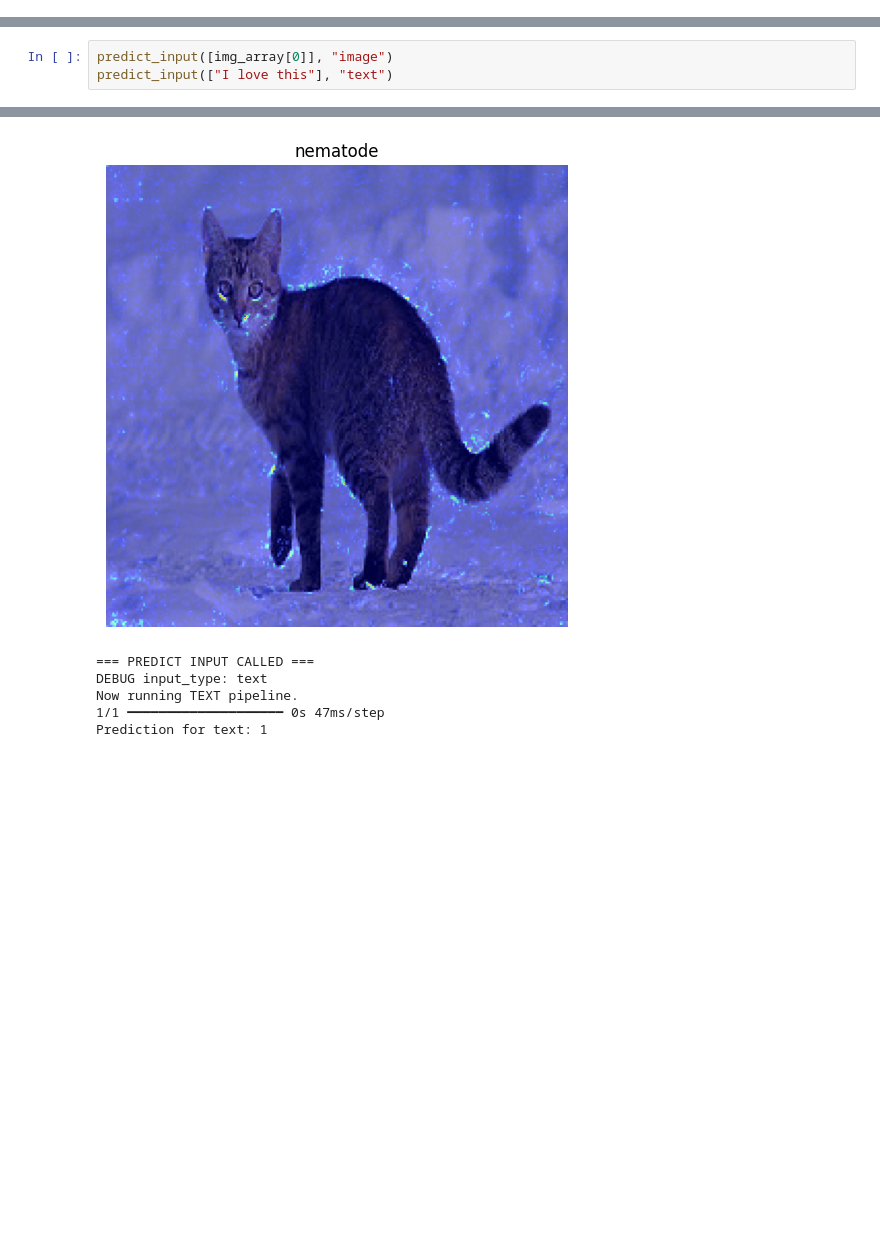
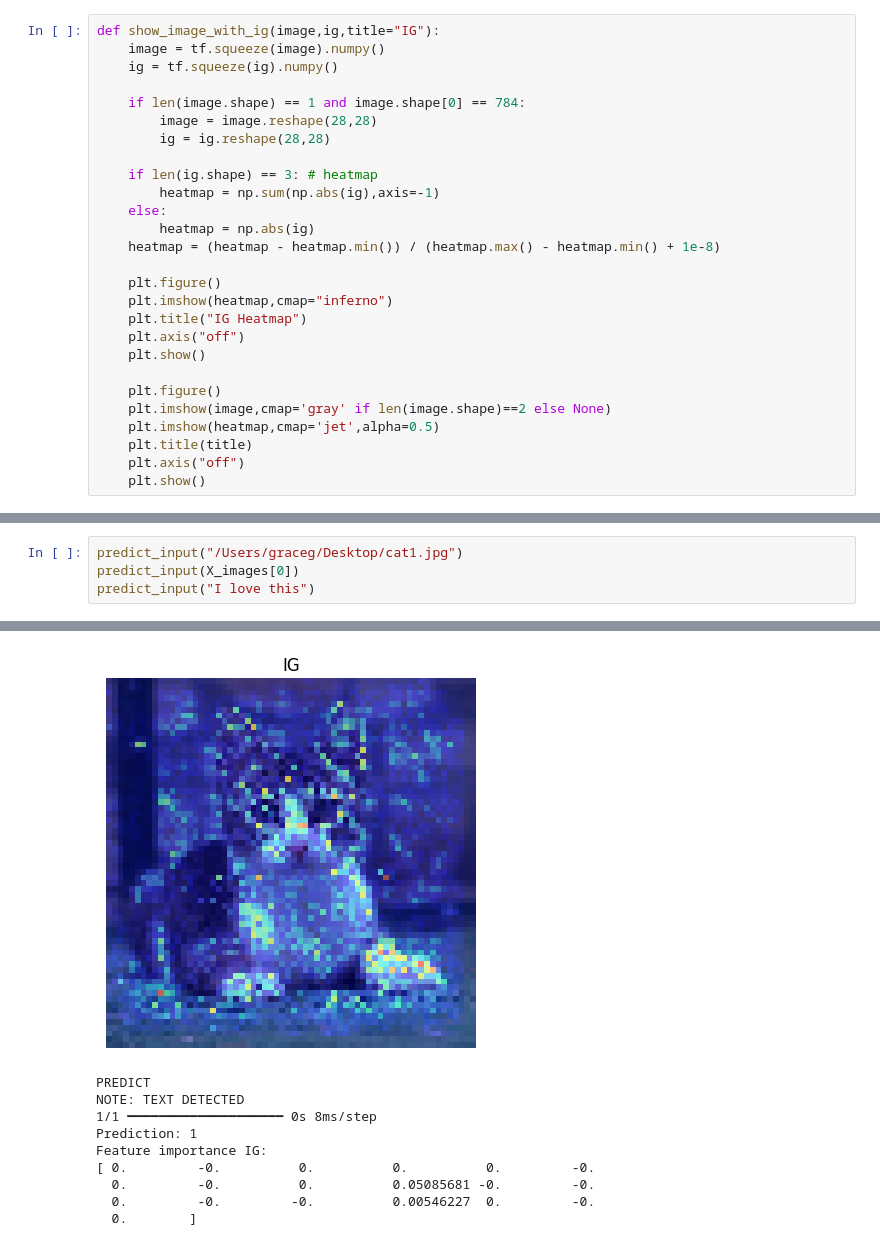
Before and after one commit to GraceG1225/NeuraSectProj, a Jupyter notebook: neurasect/src/Model_Development/MLP/integratedGradients.ipynb, the cells around one changed output, grey strips where cells are left out. Saved outputs shown, nothing was run; the diff lists cells and outputs as text; blank space fills up the shorter version.

Commit message:
IG Support for img/text without ImageNet

```diff
--- a/neurasect/src/Model_Development/MLP/integratedGradients.ipynb
+++ b/neurasect/src/Model_Development/MLP/integratedGradients.ipynb
@@ -197,0 +157,27 @@ def predict_input(input_data, input_type):
+# %%
+def show_image_with_ig(image,ig,title="IG"):
+    image = tf.squeeze(image).numpy()
+    ig = tf.squeeze(ig).numpy()
+
+    if len(image.shape) == 1 and image.shape[0] == 784:
+        image = image.reshape(28,28)
+        ig = ig.reshape(28,28)
+
+    if len(ig.shape) == 3: # heatmap
+        heatmap = np.sum(np.abs(ig),axis=-1)
+    else:
+        heatmap = np.abs(ig)
+    heatmap = (heatmap - heatmap.min()) / (heatmap.max() - heatmap.min() + 1e-8)
+
+    plt.figure()
+    plt.imshow(heatmap,cmap="inferno")
+    plt.title("IG Heatmap")
+    plt.axis("off")
+    plt.show()
+
+    plt.figure()
+    plt.imshow(image,cmap='gray' if len(image.shape)==2 else None)
+    plt.imshow(heatmap,cmap='jet',alpha=0.5)
+    plt.title(title)
+    plt.axis("off")
+    plt.show()
@@ -198,4 +238,5 @@ def predict_input(input_data, input_type):
 # %%
-predict_input([img_array[0]], "image")
-predict_input(["I love this"], "text")
+predict_input("/Users/graceg/Desktop/cat1.jpg")
+predict_input(X_images[0])
+predict_input("I love this")
 # %% [output]
@@ -208,6 +256,10 @@ Predicted label: nematode
-[figure, old version]
+[figure, new version]
-=== PREDICT INPUT CALLED ===
-DEBUG input_type: text
-Now running TEXT pipeline.
-1/1 ━━━━━━━━━━━━━━━━━━━━ 0s 47ms/step
-Prediction for text: 1
+PREDICT
+NOTE: TEXT DETECTED
+1/1 ━━━━━━━━━━━━━━━━━━━━ 0s 8ms/step
+Prediction: 1
+Feature importance IG:
+[ 0.         -0.          0.          0.          0.         -0.
+  0.         -0.          0.          0.05085681 -0.         -0.
+  0.         -0.         -0.          0.00546227  0.         -0.
+  0.        ]
```
Also changed, not shown: parts of 13 cells of this notebook.
